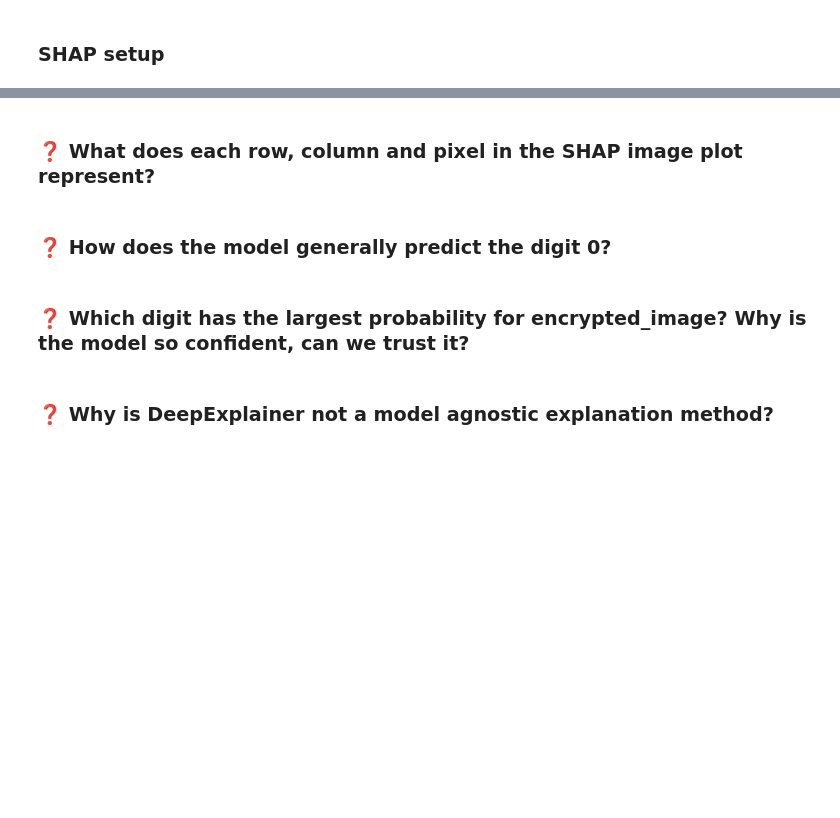
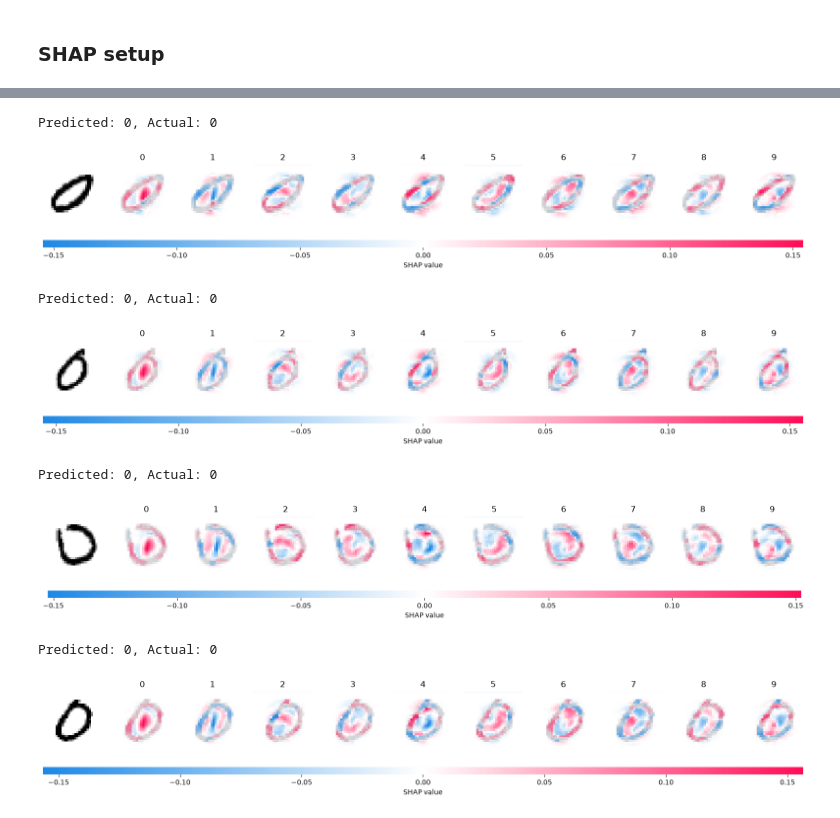
Before and after one commit to savmidt/tdt4172_intro_ml, a Jupyter notebook: Assigment4/Project4_XAI.ipynb, the cells around one changed output, grey strips where cells are left out. Saved outputs shown, nothing was run; the diff lists cells and outputs as text; code cells hidden in the pictures; blank space fills up the shorter version.

```diff
--- a/Assigment4/Project4_XAI.ipynb
+++ b/Assigment4/Project4_XAI.ipynb
@@ -320,8 +364,27 @@ explain_data(X_test[:4])
-# %% [markdown]
-### ❓ What does each row, column and pixel in the SHAP image plot represent?
-# %% [markdown]
-### ❓ How does the model generally predict the digit 0?
-# %% [markdown]
-### ❓ Which digit has the largest probability for encrypted_image? Why is the model so confident, can we trust it?
-# %% [markdown]
-### ❓ Why is DeepExplainer not a model agnostic explanation method?
+# %%
+# explain some images of the digit 0, find the class probabilities of encrypted_image, then explain it
+# ====================================
+# YOUR CODE GOES HERE:
+# ====================================
+index = np.reshape(np.where(y_test == 0), -1)
+pic = np.random.choice(index)
+print(f"Predicted: {MLP_model.forward_digit(X_test[pic].reshape(1, -1)).item()}, Actual: {y_test[pic]}")
+explain_data(X_test[pic])
+pic = np.random.choice(index)
+print(f"Predicted: {MLP_model.forward_digit(X_test[pic].reshape(1, -1)).item()}, Actual: {y_test[pic]}")
+explain_data(X_test[pic])
+pic = np.random.choice(index)
+print(f"Predicted: {MLP_model.forward_digit(X_test[pic].reshape(1, -1)).item()}, Actual: {y_test[pic]}")
+explain_data(X_test[pic])
+pic = np.random.choice(index)
+print(f"Predicted: {MLP_model.forward_digit(X_test[pic].reshape(1, -1)).item()}, Actual: {y_test[pic]}")
+explain_data(X_test[pic])
+# %% [output]
+Predicted: 0, Actual: 0
+[figure, added]
+Predicted: 0, Actual: 0
+[figure, added]
+Predicted: 0, Actual: 0
+[figure, added]
+Predicted: 0, Actual: 0
+[figure, added]
```
Also changed, not shown: parts of 24 cells of this notebook, 1 other file.
